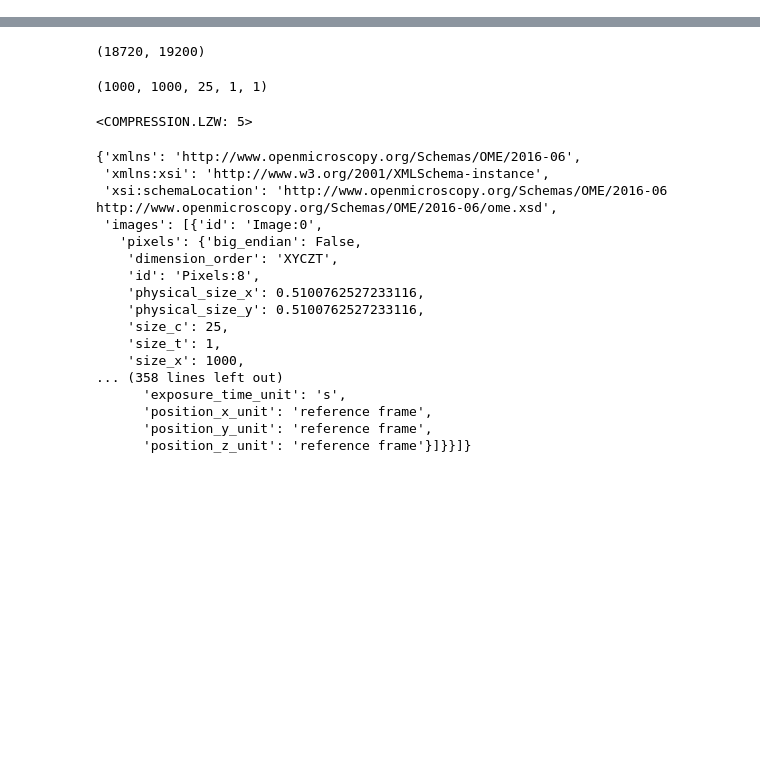
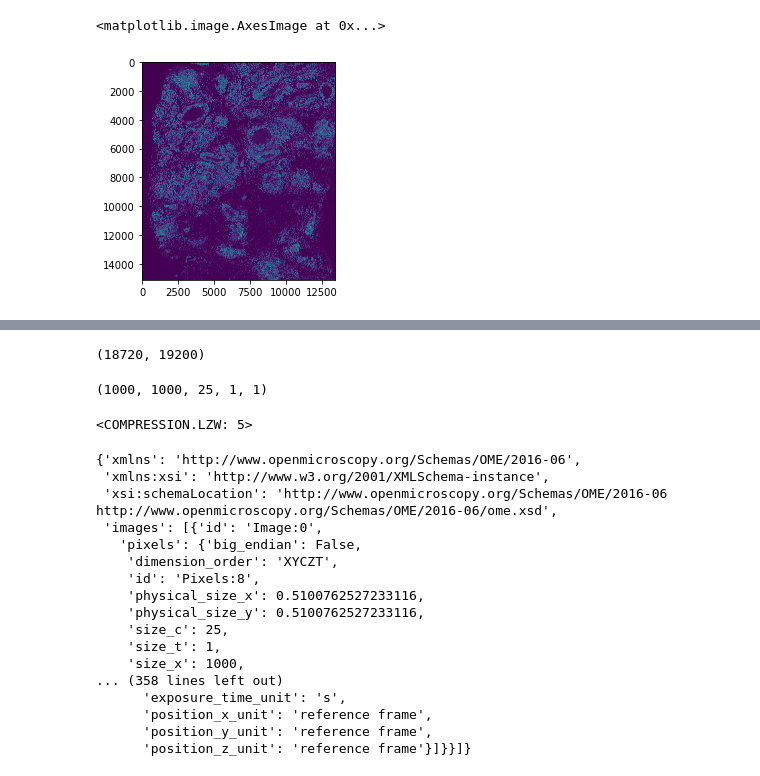
Before and after one commit to estorrs/multiplex-imaging-pipeline, a Jupyter notebook: notebooks/ome_tiff_generation.ipynb, the cells around one changed output, grey strips where cells are left out. Saved outputs shown, nothing was run; the diff lists cells and outputs as text; code cells hidden in the pictures; blank space fills up the shorter version.

```diff
--- a/notebooks/ome_tiff_generation.ipynb
+++ b/notebooks/ome_tiff_generation.ipynb
@@ -17,0 +123,5 @@ from mip.ome import generate_ome_from_qptiff
+# %%
+plt.imshow(img[5][0])
+# %% [output]
+<matplotlib.image.AxesImage at 0x...>
+[figure, added]
```
Also changed, not shown: parts of 36 cells of this notebook, 6 other files.
